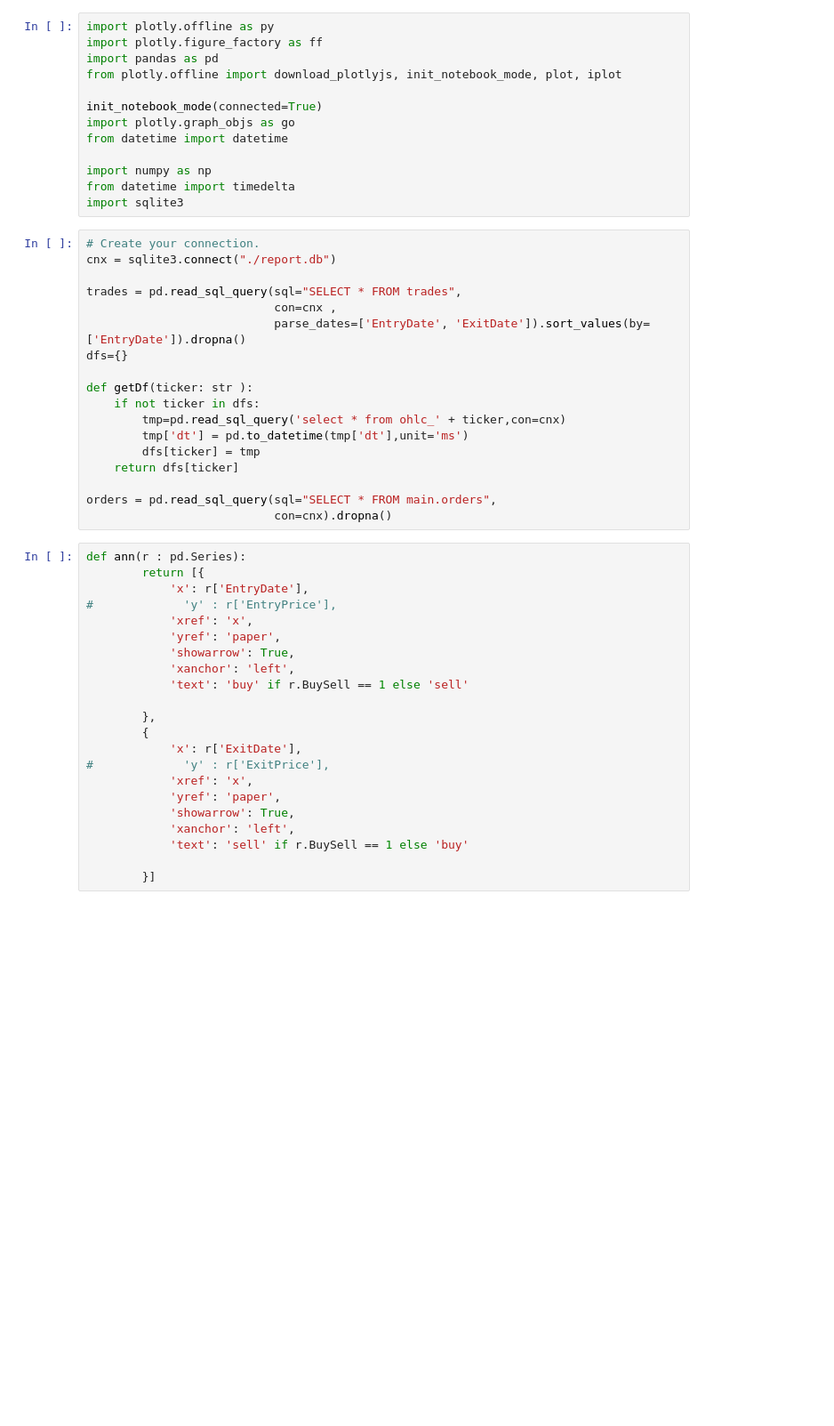
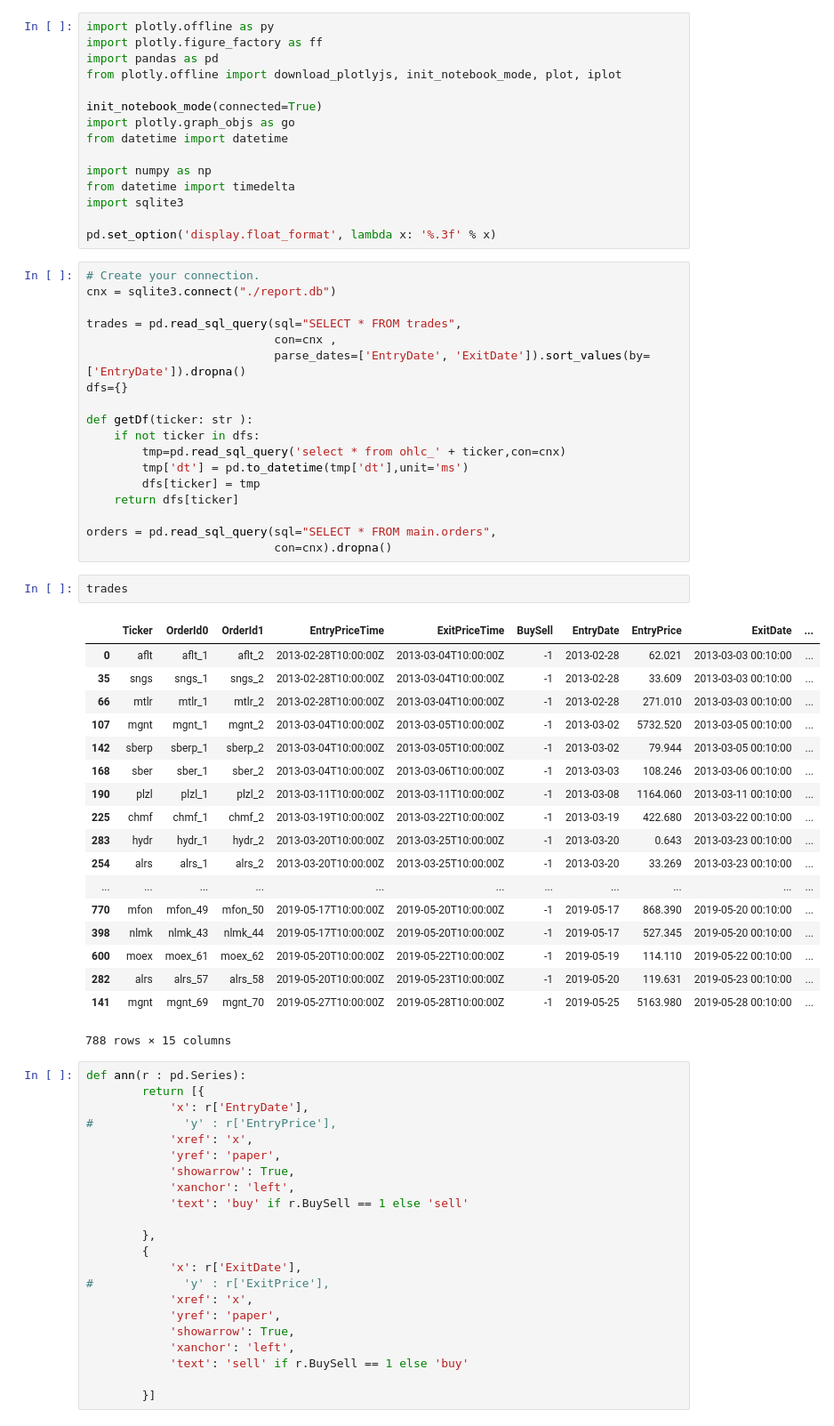
Before and after one commit to ivanantipin/chartpapa, a Jupyter notebook: market_research/report/ShowTrade.ipynb, the cells around one changed output. Shown at 89% size. Saved outputs shown, nothing was run; the diff lists cells and outputs as text; blank space fills up the shorter version.

```diff
--- a/market_research/report/ShowTrade.ipynb
+++ b/market_research/report/ShowTrade.ipynb
@@ -11,6 +11,8 @@ from datetime import datetime
 import numpy as np
 from datetime import timedelta
 import sqlite3
+
+pd.set_option('display.float_format', lambda x: '%.3f' % x)
 # %%
 # Create your connection.
 cnx = sqlite3.connect("./report.db")
@@ -29,6 +31,27 @@ def getDf(ticker: str ):
 
 orders = pd.read_sql_query(sql="SELECT * FROM main.orders",
                            con=cnx).dropna()
+# %%
+trades
+# %% [output]
+|  | Ticker | OrderId0 | OrderId1 | EntryPriceTime | ExitPriceTime | BuySell | EntryDate | EntryPrice | ExitDate | ... |
+| 0 | aflt | aflt_1 | aflt_2 | 2013-02-28T10:00:00Z | 2013-03-04T10:00:00Z | -1 | 2013-02-28 | 62.021 | 2013-03-03 00:10:00 | ... |
+| 35 | sngs | sngs_1 | sngs_2 | 2013-02-28T10:00:00Z | 2013-03-04T10:00:00Z | -1 | 2013-02-28 | 33.609 | 2013-03-03 00:10:00 | ... |
+| 66 | mtlr | mtlr_1 | mtlr_2 | 2013-02-28T10:00:00Z | 2013-03-04T10:00:00Z | -1 | 2013-02-28 | 271.010 | 2013-03-03 00:10:00 | ... |
+| 107 | mgnt | mgnt_1 | mgnt_2 | 2013-03-04T10:00:00Z | 2013-03-05T10:00:00Z | -1 | 2013-03-02 | 5732.520 | 2013-03-05 00:10:00 | ... |
+| 142 | sberp | sberp_1 | sberp_2 | 2013-03-04T10:00:00Z | 2013-03-05T10:00:00Z | -1 | 2013-03-02 | 79.944 | 2013-03-05 00:10:00 | ... |
+| 168 | sber | sber_1 | sber_2 | 2013-03-04T10:00:00Z | 2013-03-06T10:00:00Z | -1 | 2013-03-03 | 108.246 | 2013-03-06 00:10:00 | ... |
+| 190 | plzl | plzl_1 | plzl_2 | 2013-03-11T10:00:00Z | 2013-03-11T10:00:00Z | -1 | 2013-03-08 | 1164.060 | 2013-03-11 00:10:00 | ... |
+| 225 | chmf | chmf_1 | chmf_2 | 2013-03-19T10:00:00Z | 2013-03-22T10:00:00Z | -1 | 2013-03-19 | 422.680 | 2013-03-22 00:10:00 | ... |
+| 283 | hydr | hydr_1 | hydr_2 | 2013-03-20T10:00:00Z | 2013-03-25T10:00:00Z | -1 | 2013-03-20 | 0.643 | 2013-03-23 00:10:00 | ... |
+| 254 | alrs | alrs_1 | alrs_2 | 2013-03-20T10:00:00Z | 2013-03-25T10:00:00Z | -1 | 2013-03-20 | 33.269 | 2013-03-23 00:10:00 | ... |
+| ... | ... | ... | ... | ... | ... | ... | ... | ... | ... | ... |
+| 770 | mfon | mfon_49 | mfon_50 | 2019-05-17T10:00:00Z | 2019-05-20T10:00:00Z | -1 | 2019-05-17 | 868.390 | 2019-05-20 00:10:00 | ... |
+| 398 | nlmk | nlmk_43 | nlmk_44 | 2019-05-17T10:00:00Z | 2019-05-20T10:00:00Z | -1 | 2019-05-17 | 527.345 | 2019-05-20 00:10:00 | ... |
+| 600 | moex | moex_61 | moex_62 | 2019-05-20T10:00:00Z | 2019-05-22T10:00:00Z | -1 | 2019-05-19 | 114.110 | 2019-05-22 00:10:00 | ... |
+| 282 | alrs | alrs_57 | alrs_58 | 2019-05-20T10:00:00Z | 2019-05-23T10:00:00Z | -1 | 2019-05-20 | 119.631 | 2019-05-23 00:10:00 | ... |
+| 141 | mgnt | mgnt_69 | mgnt_70 | 2019-05-27T10:00:00Z | 2019-05-28T10:00:00Z | -1 | 2019-05-25 | 5163.980 | 2019-05-28 00:10:00 | ... |
+788 rows × 15 columns
 # %%
 def ann(r : pd.Series):
         return [{
```
Also changed, not shown: parts of 1 cell of this notebook, 49 other files.
